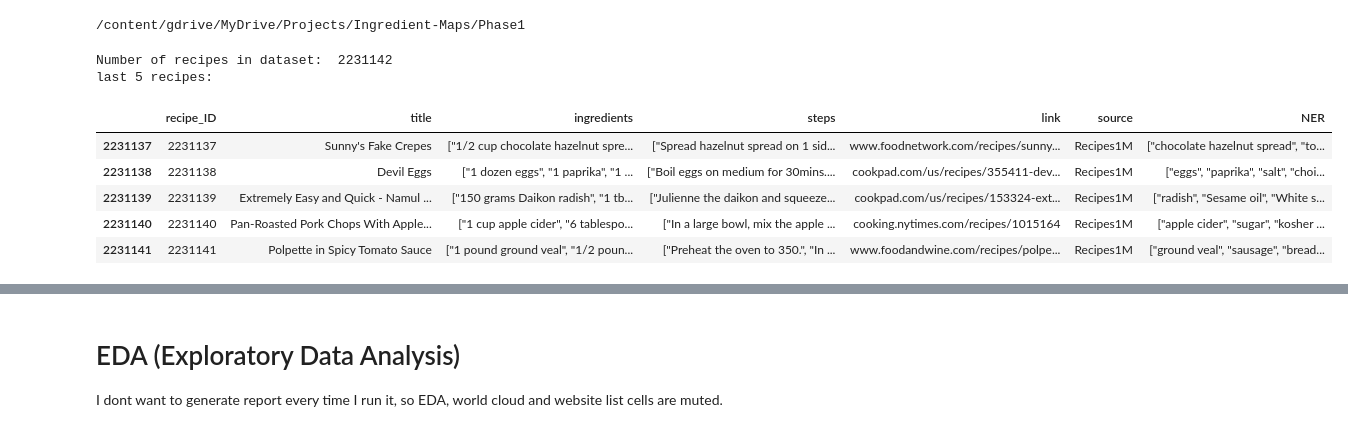
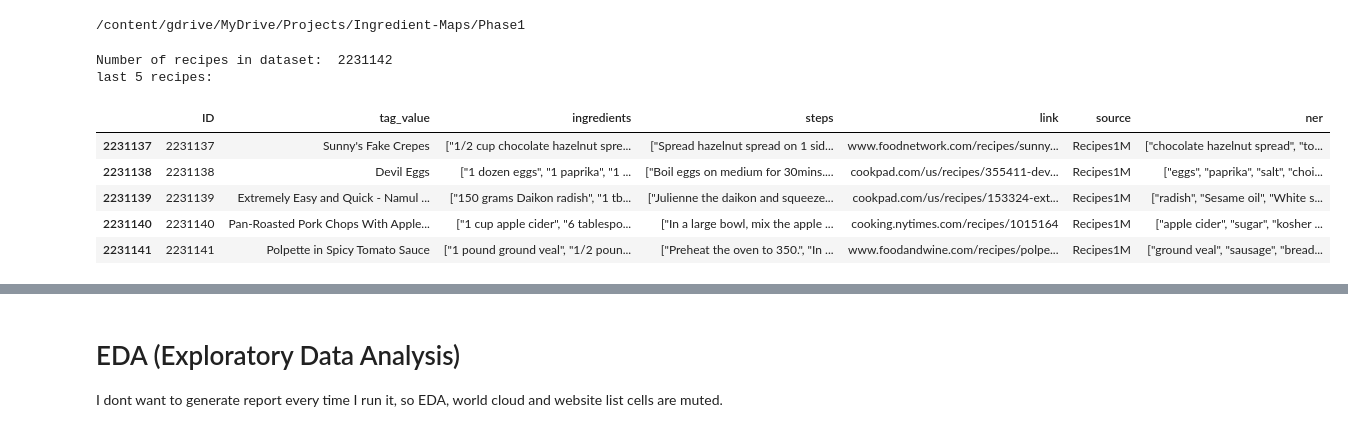
Before and after one commit to BehzadBarati/Ingredient-Maps, a Jupyter notebook: Food_Recipes_RecipeNLG.ipynb, the cells around one changed output, grey strips where cells are left out. Drawn from its saved outputs; the diff is of its cells as text; code cells hidden in the pictures.

```diff
--- a/Food_Recipes_RecipeNLG.ipynb
+++ b/Food_Recipes_RecipeNLG.ipynb
@@ -61,15 +69,15 @@ cd gdrive/MyDrive/Projects/Ingredient-Maps/Phase1
 # %%
 # Reading file and check if data is loaded
 
 recipe_table = pd.read_csv('./dataset/RecipeNLG.csv')
 print('Number of recipes in dataset: ', len(recipe_table))
-recipe_table.rename(columns={'Unnamed: 0': 'recipe_ID', 'directions': 'steps'}, inplace=True)
+recipe_table.rename(columns={'Unnamed: 0': 'ID', 'title': 'tag_value', 'directions': 'steps', 'NER': 'ner'}, inplace=True)
 print('last 5 recipes:')
 recipe_table.tail(5)
 # %% [output]
 Number of recipes in dataset:  2231142
 last 5 recipes:
-|  | recipe_ID | title | ingredients | steps | link | source | NER |
+|  | ID | tag_value | ingredients | steps | link | source | ner |
 | 2231137 | 2231137 | Sunny's Fake Crepes | ["1/2 cup chocolate hazelnut spre... | ["Spread hazelnut spread on 1 sid... | www.foodnetwork.com/recipes/sunny... | Recipes1M | ["chocolate hazelnut spread", "to... |
 | 2231138 | 2231138 | Devil Eggs | ["1 dozen eggs", "1 paprika", "1 ... | ["Boil eggs on medium for 30mins.... | cookpad.com/us/recipes/355411-dev... | Recipes1M | ["eggs", "paprika", "salt", "choi... |
 | 2231139 | 2231139 | Extremely Easy and Quick - Namul ... | ["150 grams Daikon radish", "1 tb... | ["Julienne the daikon and squeeze... | cookpad.com/us/recipes/153324-ext... | Recipes1M | ["radish", "Sesame oil", "White s... |
```
Also changed, not shown: parts of 56 cells of this notebook.
